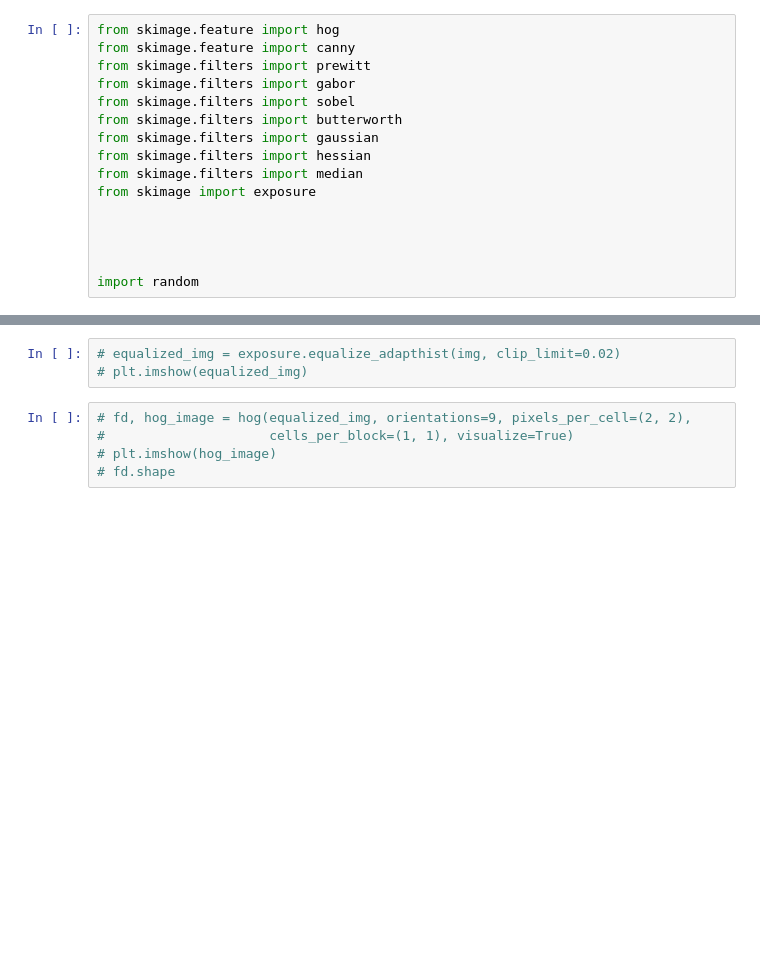
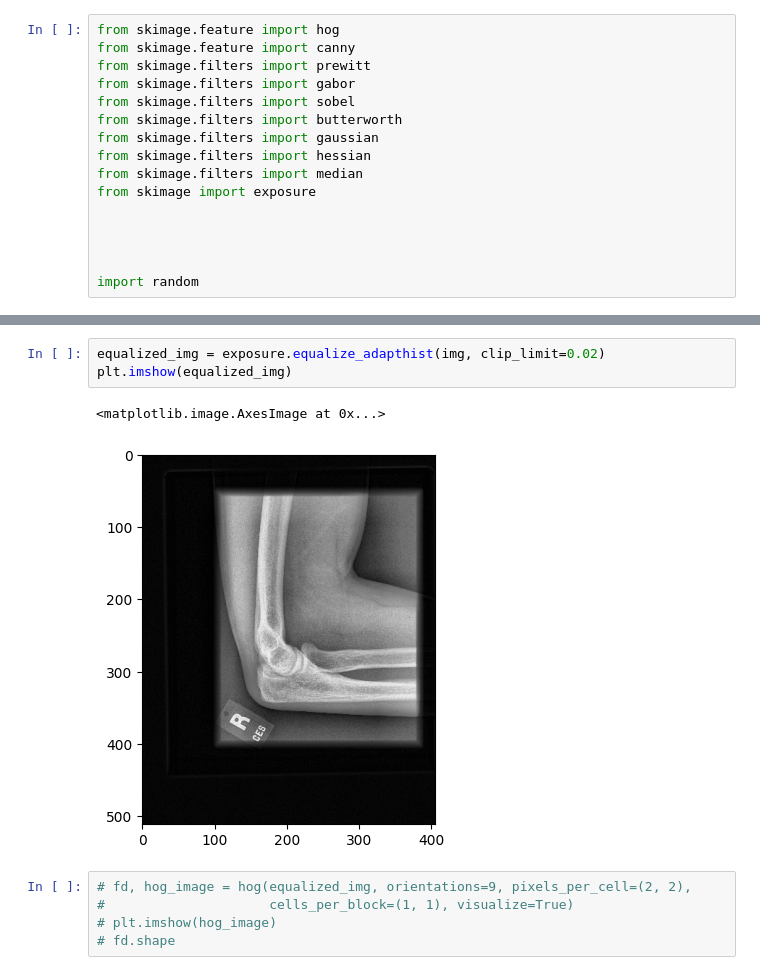
Before and after one commit to HamadALshabanah/Bone-type-fracture-detection, a Jupyter notebook: SWIN_Mura_v_3.ipynb, the cells around one changed output, grey strips where cells are left out. Cells and saved outputs as stored; diff of their text form; blank space fills up the shorter version.

```diff
--- a/SWIN_Mura_v_3.ipynb
+++ b/SWIN_Mura_v_3.ipynb
@@ -134,6 +128,9 @@ import random
 # %%
-# equalized_img = exposure.equalize_adapthist(img, clip_limit=0.02)
-# plt.imshow(equalized_img)
+equalized_img = exposure.equalize_adapthist(img, clip_limit=0.02)
+plt.imshow(equalized_img)
+# %% [output]
+<matplotlib.image.AxesImage at 0x...>
+[figure, added]
 # %%
 # fd, hog_image = hog(equalized_img, orientations=9, pixels_per_cell=(2, 2),
 #                     cells_per_block=(1, 1), visualize=True)
```
Also changed, not shown: parts of 38 cells of this notebook, 5 other files.
